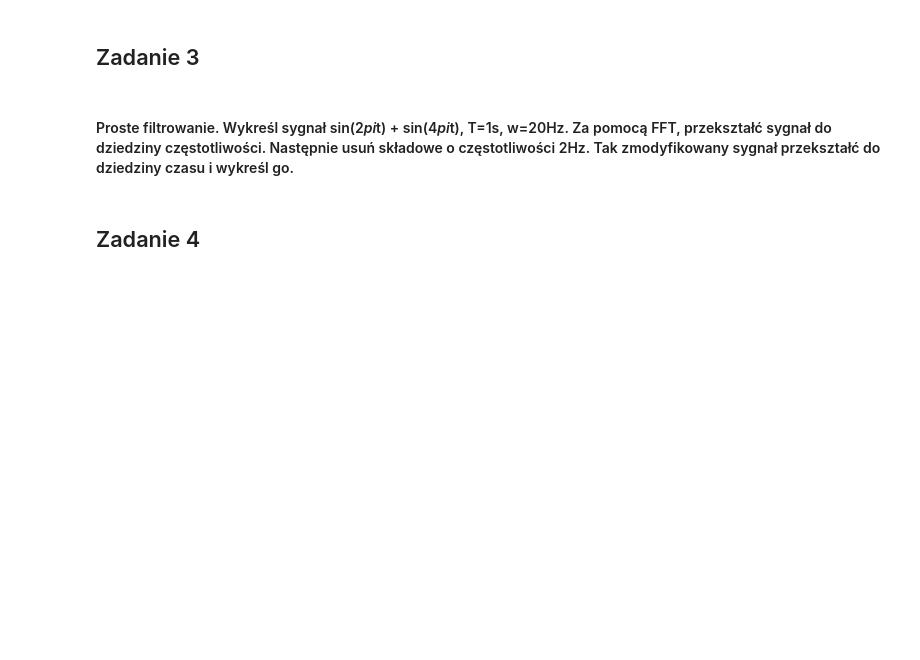
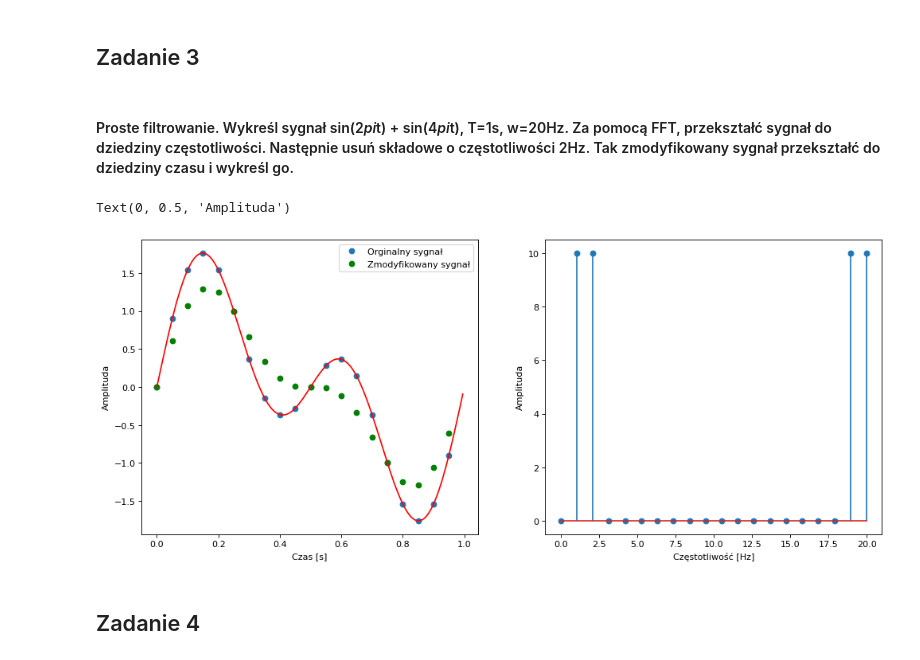
Before and after one commit to M4tof/KCK, a Jupyter notebook: zad3/signals.ipynb, the cells around one changed output. Drawn from its saved outputs; the diff is of its cells as text; code cells hidden in the pictures; blank space fills up the shorter version.

```diff
--- a/zad3/signals.ipynb
+++ b/zad3/signals.ipynb
@@ -255,6 +330,46 @@ plot_FFT(F=1,w=100,LP=1)
 ## Zadanie 3
 # %% [markdown]
 #### Proste filtrowanie. Wykreśl sygnał sin(2*pi*t) + sin(4*pi*t), T=1s, w=20Hz. Za pomocą FFT, przekształć sygnał do dziedziny częstotliwości. Następnie usuń składowe o częstotliwości 2Hz. Tak zmodyfikowany sygnał przekształć do dziedziny czasu i wykreśl go.
+# %%
+T = 1
+w = 20
+TW = 1/w
+f = lambda t : np.sin(2*pi*t) + np.sin(4*pi*t)
+
+t = np.arange(0, T, TW)
+n = len(t)
+signal = f(t)
+
+base_t = np.arange(0, T, 1/200)
+base_signal = f(base_t)
+
+signal1 = fft.fft(signal) #transformowany
+signal1_abs = abs(signal1) # moduł
+freqs = linspace(0,w,n)
+
+filtrowany = [2]
+filtrowany_sygnal1 = np.copy(signal1)
+filtrowany_sygnal1[filtrowany] = 0
+
+filtrowany_signal = np.real(fft.ifft(filtrowany_sygnal1))
+
+
+fig = plt.figure(figsize=(15, 6), dpi=80)
+ax = fig.add_subplot(121)
+ax.plot(t, signal, 'o')
+ax.plot(t, filtrowany_signal, 'o', color = 'green')
+ax.plot(base_t, base_signal, color='red')
+ax.set_ylabel('Amplituda')
+ax.set_xlabel("Czas [s]")
+ax.legend(['Orginalny sygnał', 'Zmodyfikowany sygnał'])
+
+ax = fig.add_subplot(122)
+stem(freqs, signal1_abs, '-*')
+ax.set_xlabel("Częstotliwość [Hz]")
+ax.set_ylabel("Amplituda")
+# %% [output]
+Text(0, 0.5, 'Amplituda')
+[figure, added]
 # %% [markdown]
 ## Zadanie 4
 # %% [markdown]
```
Also changed, not shown: parts of 9 cells of this notebook, 5 other files.
